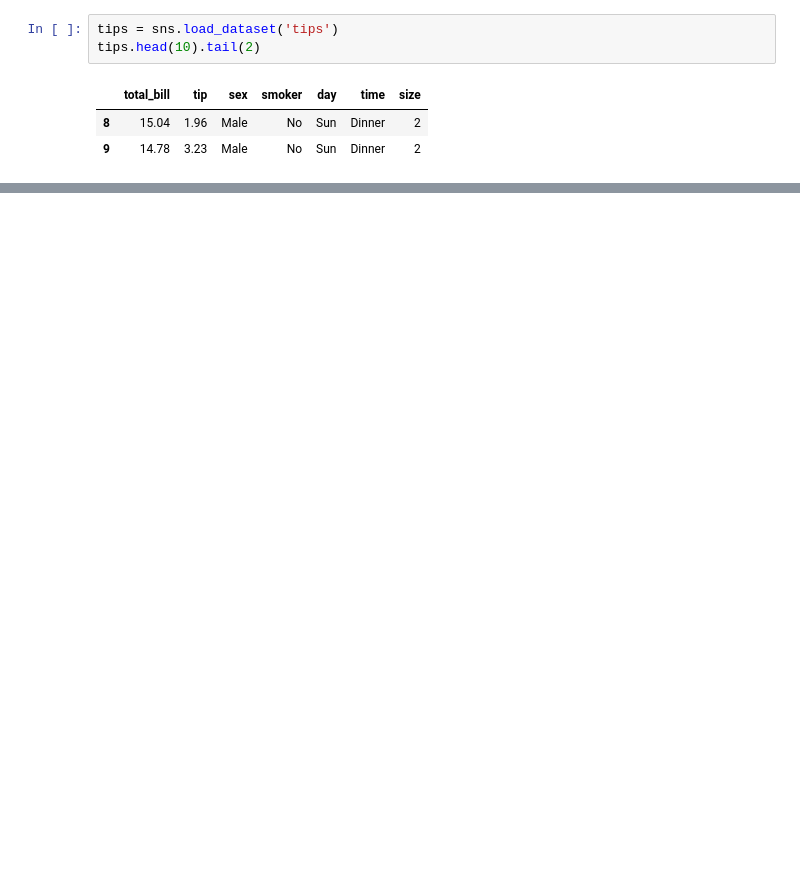
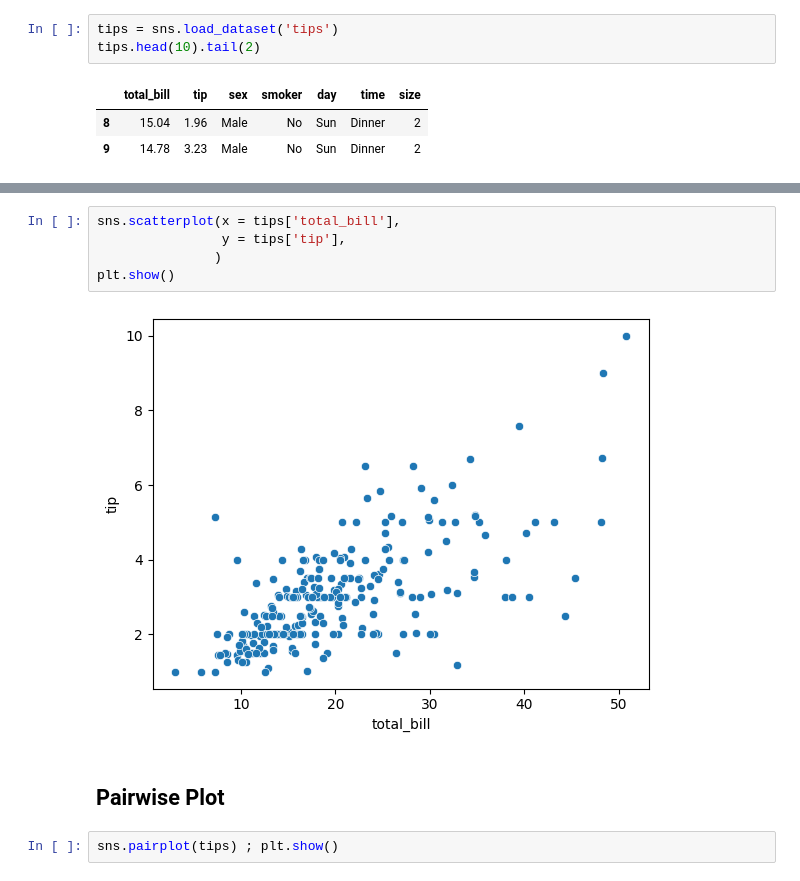
Before and after one commit to gishar/Learning_Python, a Jupyter notebook: Learning Visualizations.ipynb, the cells around one changed output, grey strips where cells are left out. Drawn from its saved outputs; the diff is of its cells as text; blank space fills up the shorter version.

```diff
--- a/Learning Visualizations.ipynb
+++ b/Learning Visualizations.ipynb
@@ -41,0 +109,11 @@ sns.displot(tips['total_bill'])
+# %%
+sns.scatterplot(x = tips['total_bill'],
+                y = tips['tip'],
+               )
+plt.show()
+# %% [output]
+[figure, added]
+# %% [markdown]
+## Pairwise Plot
+# %%
+sns.pairplot(tips) ; plt.show()
```
Also changed, not shown: parts of 21 cells of this notebook, 2 other files.
